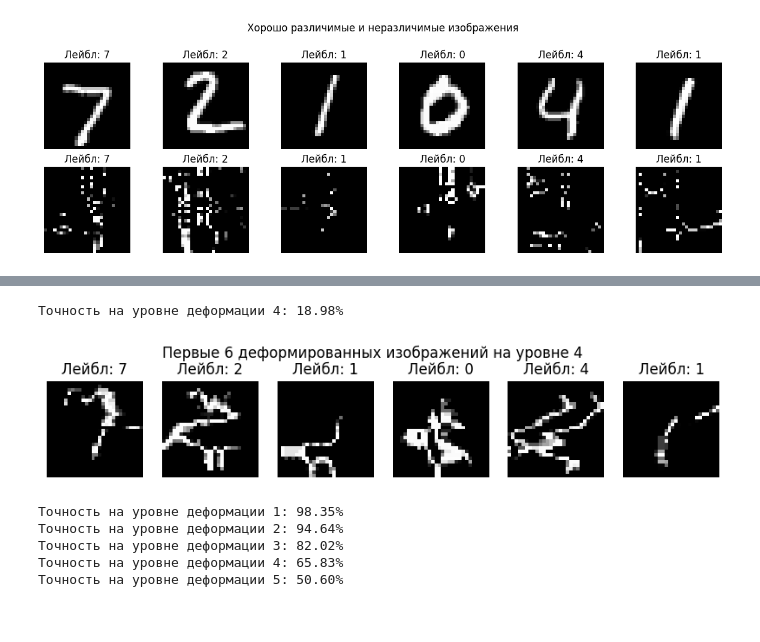
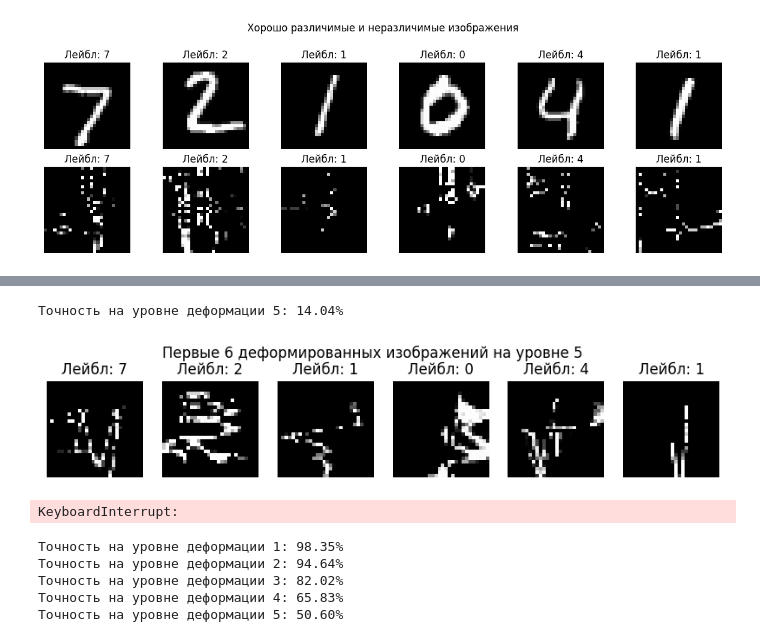
Before and after one commit to BorisLoveDev/agents-of-uniform-difficulty, a Jupyter notebook: mnist_param_level_calibrate.ipynb, the cells around one changed output, grey strips where cells are left out. Drawn from its saved outputs; the diff is of its cells as text; code cells hidden in the pictures.

Commit message:
pdate params

```diff
--- a/mnist_param_level_calibrate.ipynb
+++ b/mnist_param_level_calibrate.ipynb
@@ -121,7 +121,7 @@ def deform_image_optimized(image, A, B, M=28, NP=5):
 # 0.963-0.742 - лёгкие + 2
 # 0.740-0.260  - средние + 3
 # 0.2-0-0.037 - трудные + 4
-# 0.037-0.004 - очень трудные + 5
+# 0.037-0.004 - очень трудные - 5 не получается сделать меньше 10%
 # 0.004-0.000 - неразличимые 6
 
 deform_params = {
@@ -129,6 +129,6 @@ deform_params = {
     "2": (0.4, 3.0),
     "3": (1, 5.0),
     "4": (3.5, 9.5),
-    "5": (1, 5.0),
+    "5": (5, 15),
 }
 # %%
@@ -219,10 +220,10 @@ def test_and_show_deformed_images(x_test, y_test_ohe, model, level, deform_param
     plt.show()
 # %%
 # Пример использования функции для уровня деформации
-test_and_show_deformed_images(x_test_reshaped, y_test_ohe, model2, '4', deform_params)
+test_and_show_deformed_images(x_test_reshaped, y_test_ohe, model2, '5', deform_params)
 # %% [output]
-Точность на уровне деформации 4: 18.98%
+Точность на уровне деформации 5: 14.04%
-[figure, old version]
+[figure, new version]
 # %%
 def generate_deformed_data(x_data, deform_params):
     # Создание словаря для хранения деформированных данных по уровням сложности
@@ -236,6 +237,8 @@ def generate_deformed_data(x_data, deform_params):
 
 # Генерация деформированных тестовых данных для каждого уровня сложности
 deformed_test_data = generate_deformed_data(x_test, deform_params)
+# %% [output]
+KeyboardInterrupt:
 # %%
 for level, data in deformed_test_data.items():
     # Оценка точности модели на деформированных данных для текущего уровня сложности
```
Also changed, not shown: parts of 2 cells of this notebook.
